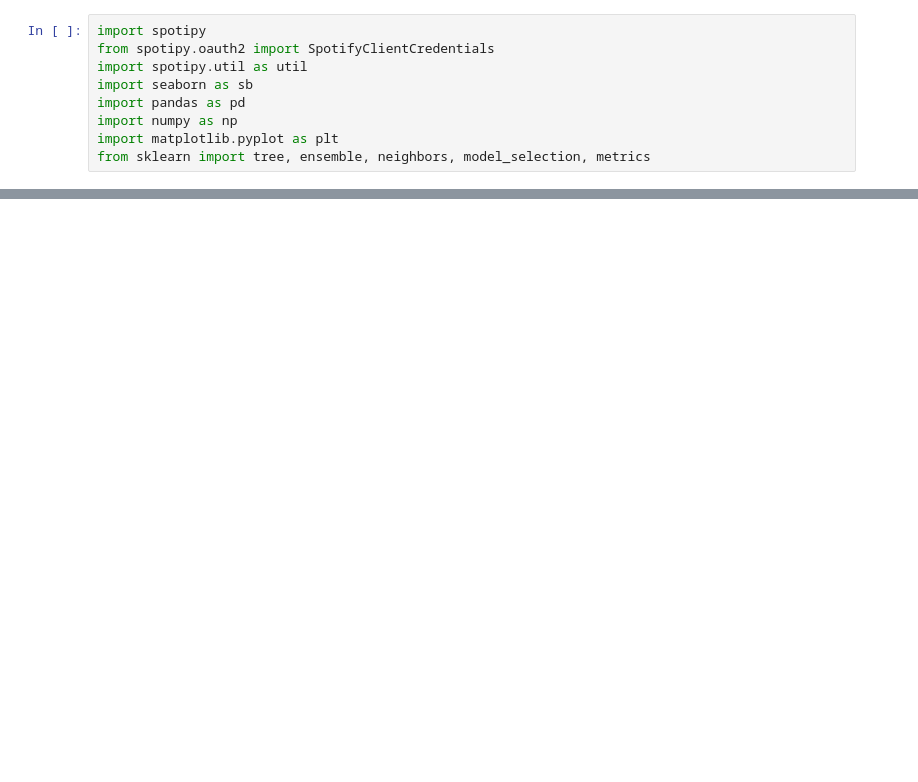
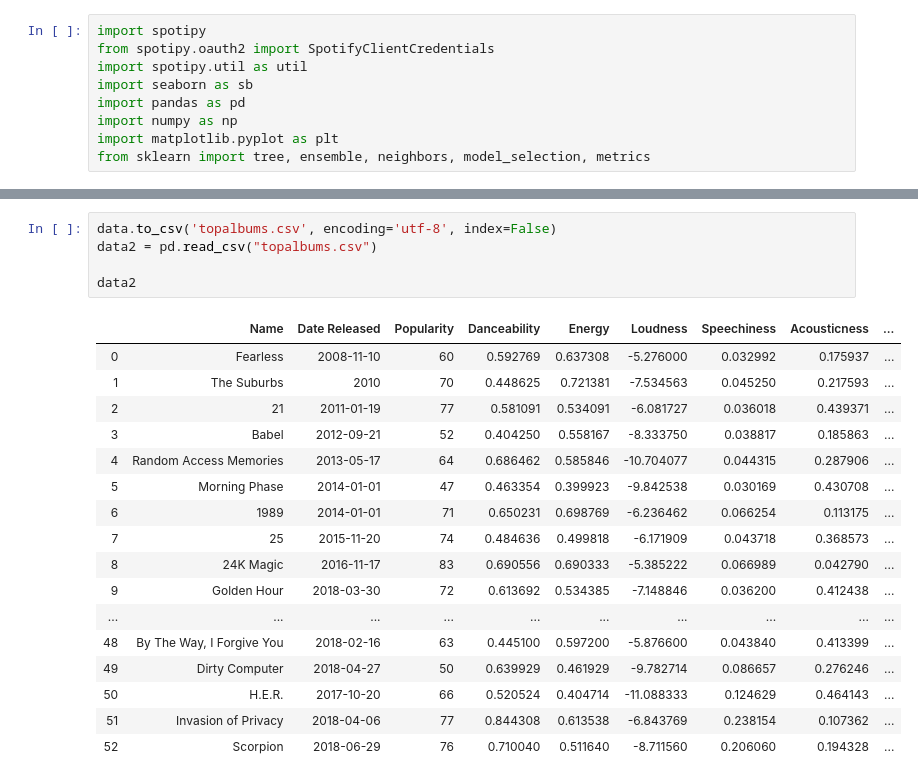
Before and after one commit to rwang99/grammy_predictions_2019, a Jupyter notebook: final.ipynb, the cells around one changed output, grey strips where cells are left out. Drawn from its saved outputs; the diff is of its cells as text; blank space fills up the shorter version.

```diff
--- a/final.ipynb
+++ b/final.ipynb
@@ -278,0 +287,23 @@ KeyboardInterrupt:
+# %%
+data.to_csv('topalbums.csv', encoding='utf-8', index=False)
+data2 = pd.read_csv("topalbums.csv")
+
+data2
+# %% [output]
+|  | Name | Date Released | Popularity | Danceability | Energy | Loudness | Speechiness | Acousticness | ... |
+| 0 | Fearless | 2008-11-10 | 60 | 0.592769 | 0.637308 | -5.276000 | 0.032992 | 0.175937 | ... |
+| 1 | The Suburbs | 2010 | 70 | 0.448625 | 0.721381 | -7.534563 | 0.045250 | 0.217593 | ... |
+| 2 | 21 | 2011-01-19 | 77 | 0.581091 | 0.534091 | -6.081727 | 0.036018 | 0.439371 | ... |
+| 3 | Babel | 2012-09-21 | 52 | 0.404250 | 0.558167 | -8.333750 | 0.038817 | 0.185863 | ... |
+| 4 | Random Access Memories | 2013-05-17 | 64 | 0.686462 | 0.585846 | -10.704077 | 0.044315 | 0.287906 | ... |
+| 5 | Morning Phase | 2014-01-01 | 47 | 0.463354 | 0.399923 | -9.842538 | 0.030169 | 0.430708 | ... |
+| 6 | 1989 | 2014-01-01 | 71 | 0.650231 | 0.698769 | -6.236462 | 0.066254 | 0.113175 | ... |
+| 7 | 25 | 2015-11-20 | 74 | 0.484636 | 0.499818 | -6.171909 | 0.043718 | 0.368573 | ... |
+| 8 | 24K Magic | 2016-11-17 | 83 | 0.690556 | 0.690333 | -5.385222 | 0.066989 | 0.042790 | ... |
+| 9 | Golden Hour | 2018-03-30 | 72 | 0.613692 | 0.534385 | -7.148846 | 0.036200 | 0.412438 | ... |
+| ... | ... | ... | ... | ... | ... | ... | ... | ... | ... |
+| 48 | By The Way, I Forgive You | 2018-02-16 | 63 | 0.445100 | 0.597200 | -5.876600 | 0.043840 | 0.413399 | ... |
+| 49 | Dirty Computer | 2018-04-27 | 50 | 0.639929 | 0.461929 | -9.782714 | 0.086657 | 0.276246 | ... |
+| 50 | H.E.R. | 2017-10-20 | 66 | 0.520524 | 0.404714 | -11.088333 | 0.124629 | 0.464143 | ... |
+| 51 | Invasion of Privacy | 2018-04-06 | 77 | 0.844308 | 0.613538 | -6.843769 | 0.238154 | 0.107362 | ... |
+| 52 | Scorpion | 2018-06-29 | 76 | 0.710040 | 0.511640 | -8.711560 | 0.206060 | 0.194328 | ... |
```
Also changed, not shown: parts of 2 cells of this notebook, 1 other file.
